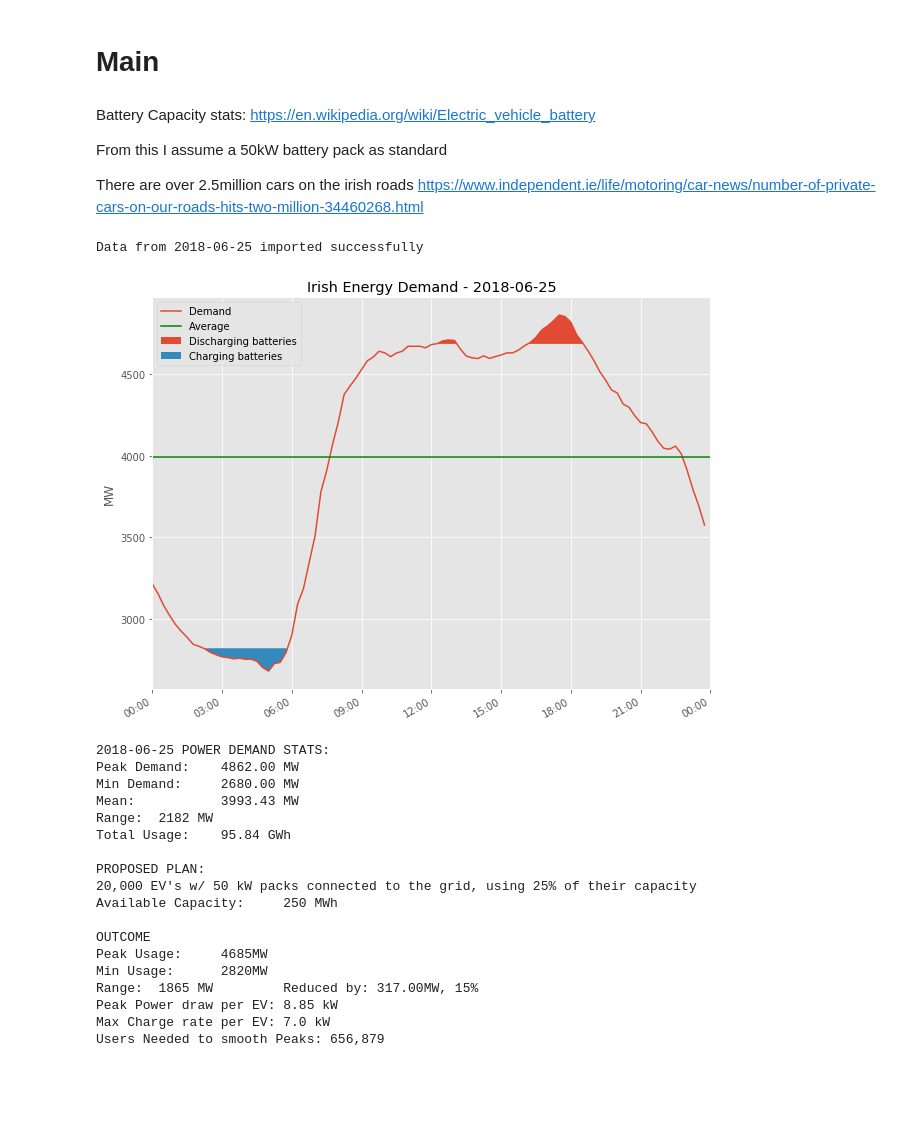
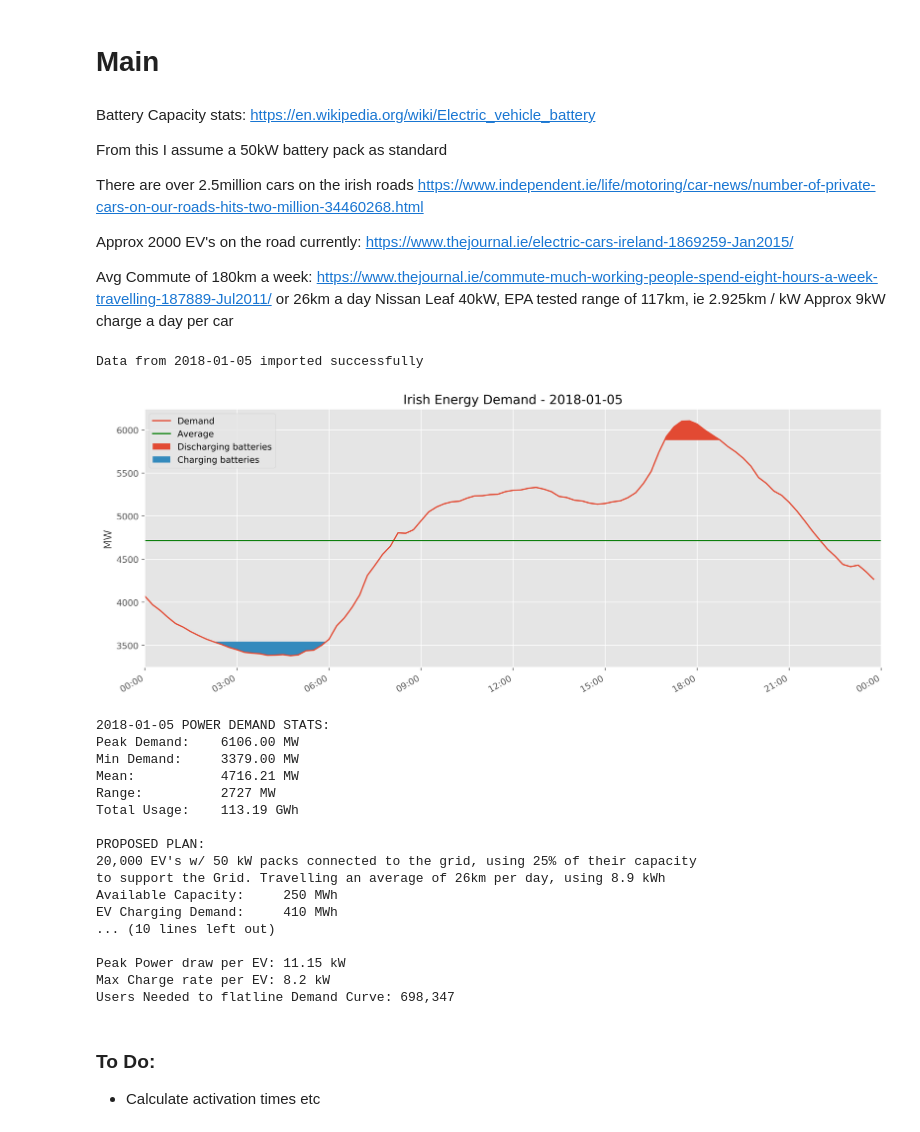
Before and after one commit to JamesCarron/GridStability, a Jupyter notebook: GridStability.ipynb, the cells around one changed output. Saved outputs shown, nothing was run; the diff lists cells and outputs as text; code cells hidden in the pictures; blank space fills up the shorter version.

Commit message:
Added Code to determine Chargetime and accounted for the extra energy used daily by the new EVs

```diff
--- a/GridStability.ipynb
+++ b/GridStability.ipynb
@@ -8,7 +8,7 @@ np.set_printoptions(precision=6,suppress=True,threshold=10)
 
 import matplotlib.pyplot as plt
 import matplotlib as mpl
-mpl.rcParams['figure.figsize'] = (10,3)
+mpl.rcParams['figure.figsize'] = (12,3)
 import matplotlib.style as plt_style
 plt_style.use("ggplot")
 import matplotlib.dates as mdates
@@ -145,6 +123,6 @@ def AdditionalBattStats(EirGridValue, wbatterypeak, wbatterytrough, NumUsers, Us
 # %%
 def graphDemandCurve(EirGridDate, EirGridValue, MeanUsage, wbatterypeak, wbatterytrough):
-    fig, ax = plt.subplots(figsize=(10,8))
+    fig, ax = plt.subplots(figsize=(15,6), dpi = 170)
     ax.plot(EirGridDate,EirGridValue,ls="-",label = "Demand")
     ax.axhline(MeanUsage, color="g",label = "Average")
 
@@ -186,4 +164,18 @@ def graphDemandCurve(EirGridDate, EirGridValue, MeanUsage, wbatterypeak, wbatter
     plt.show()
 
     return True
+# %%
+def CalcChgTimes(EirGridDate, EirGridValue, wbatterytrough, wbatterypeak):
+
+    ChgTimes = IntersectionPoint(EirGridDate,EirGridValue,wbatterytrough)
+    ChgTimes_duration = list()
+    for i in range(0,len(ChgTimes),2):
+        ChgTimes_duration.append(ChgTimes[i+1]-ChgTimes[i])
+
+    DisChgTimes = IntersectionPoint(EirGridDate,EirGridValue,wbatterypeak)
+    DisChgTimes_duration = list()
+    for i in range(0,len(ChgTimes),2):
+        DisChgTimes_duration.append(DisChgTimes[i+1]-DisChgTimes[i])
+
+    return [ChgTimes, ChgTimes_duration, DisChgTimes, DisChgTimes_duration]
 # %%
@@ -233,3 +268,9 @@ From this I assume a 50kW battery pack as standard
 
 There are over 2.5million cars on the irish roads
 https://www.independent.ie/life/motoring/car-news/number-of-private-cars-on-our-roads-hits-two-million-34460268.html
+
+Approx 2000 EV's on the road currently: https://www.thejournal.ie/electric-cars-ireland-1869259-Jan2015/
+
+Avg Commute of 180km a week: https://www.thejournal.ie/commute-much-working-people-spend-eight-hours-a-week-travelling-187889-Jul2011/ or 26km a day
+Nissan Leaf 40kW, EPA tested range of 117km, ie 2.925km / kW
+Approx 9kW charge a day per car
@@ -236,33 +308,38 @@ https://www.independent.ie/life/motoring/car-news/number-of-private-cars-on-our-
 # %%
 BattPercUsage = 0.25
 BatteryCapacity = 50*(10**-3)
-NumUsers = 20000.0
+ProposedNumUsers = 20000.0
+ExistingUsers = 2000
+BatteryStats = [BattPercUsage, BatteryCapacity, ProposedNumUsers, ExistingUsers]
 
-#FILENAME = 'EirGridData050118.csv'
-#FILENAME = 'EirGridData180218.csv'
-FILENAME = "EirGridData250618.csv"
+AvgDistTrav = 26 #kilometers
+
+FILENAMES = ['EirGridData050118.csv', 'EirGridData180218.csv', 'EirGridData250618.csv']
 
 FUNC_OUTPUT = False
 
-EvalBatteryProject(FILENAME, BattPercUsage, BatteryCapacity, NumUsers, FUNC_OUTPUT = False)
+EvalBatteryProject(FILENAMES[0], BattPercUsage, BatteryCapacity, ProposedNumUsers, ExistingUsers, AvgDistTrav, FUNC_OUTPUT = False)
 # %% [output]
-Data from 2018-06-25 imported successfully
+Data from 2018-01-05 imported successfully
-[figure, old version]
+[figure, new version]
-2018-06-25 POWER DEMAND STATS:
-Peak Demand:    4862.00 MW
-Min Demand:     2680.00 MW
-Mean:           3993.43 MW
-Range:  2182 MW
-Total Usage:    95.84 GWh
+2018-01-05 POWER DEMAND STATS:
+Peak Demand:    6106.00 MW
+Min Demand:     3379.00 MW
+Mean:           4716.21 MW
+Range:          2727 MW
+Total Usage:    113.19 GWh
 
 PROPOSED PLAN:
 20,000 EV's w/ 50 kW packs connected to the grid, using 25% of their capacity
+to support the Grid. Travelling an average of 26km per day, using 8.9 kWh
 Available Capacity:     250 MWh
+EV Charging Demand:     410 MWh
+... (10 lines left out)
 
-OUTCOME
-Peak Usage:     4685MW
-Min Usage:      2820MW
-Range:  1865 MW         Reduced by: 317.00MW, 15%
-Peak Power draw per EV: 8.85 kW
-Max Charge rate per EV: 7.0 kW
-Users Needed to smooth Peaks: 656,879
+Peak Power draw per EV: 11.15 kW
+Max Charge rate per EV: 8.2 kW
+Users Needed to flatline Demand Curve: 698,347
+# %% [markdown]
+### To Do:
+
+- Calculate activation times etc
```
Also changed, not shown: parts of 5 cells of this notebook.
